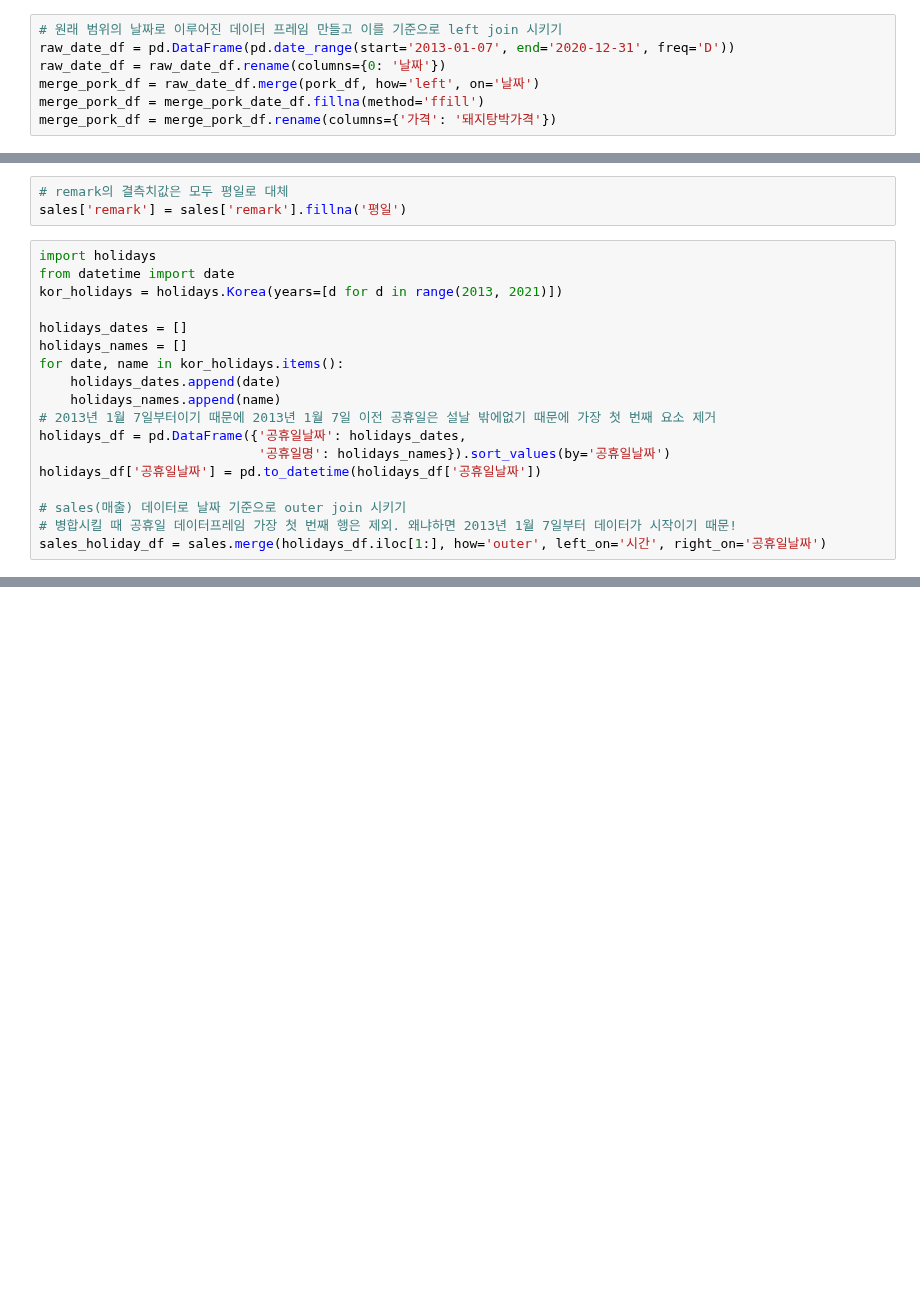
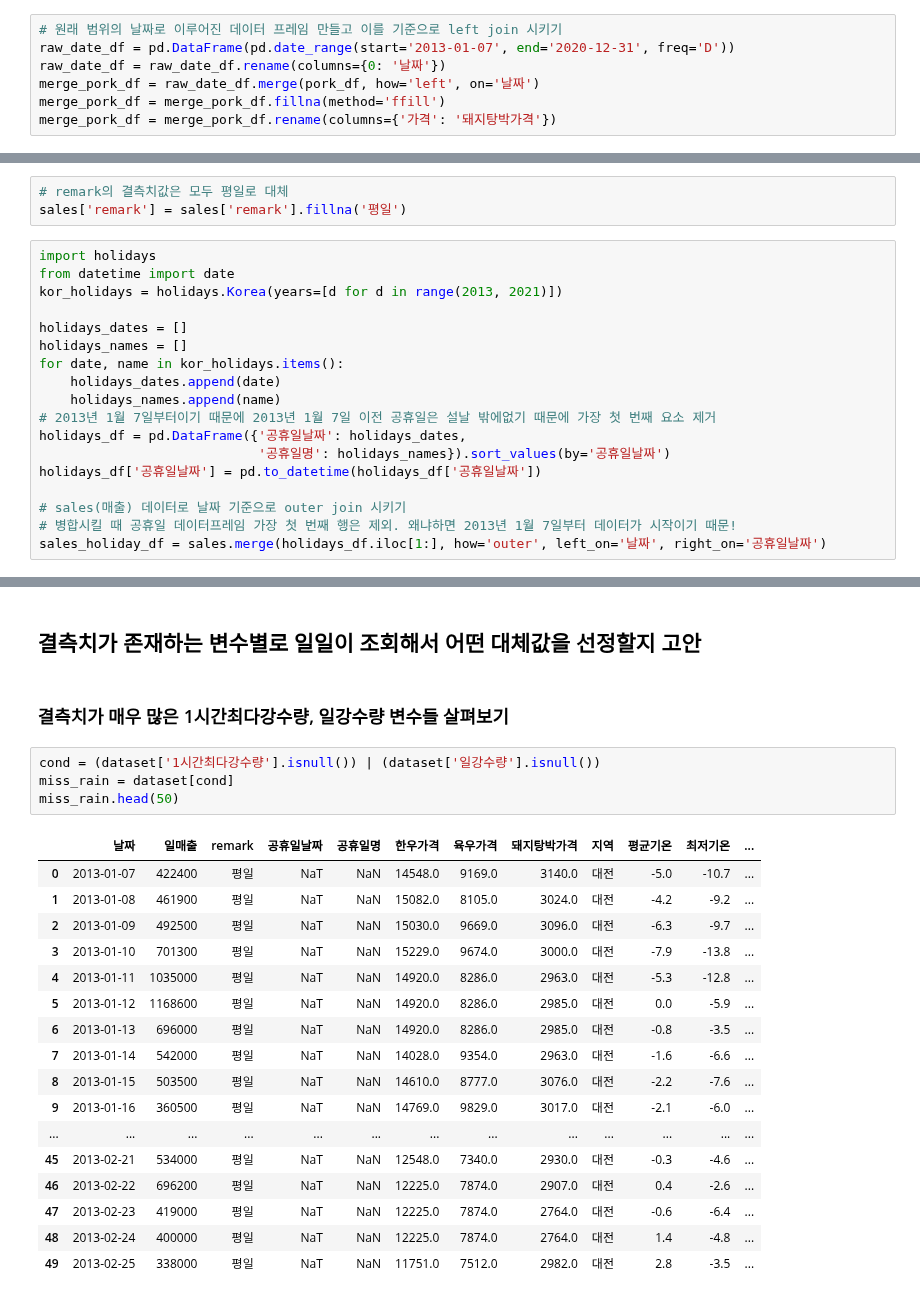
Before and after one commit to young-hun-jo/DataAnalysis, a Jupyter notebook: woochuri/analysis.ipynb, the cells around one changed output, grey strips where cells are left out. Drawn from its saved outputs; the diff is of its cells as text; blank space fills up the shorter version.

```diff
--- a/woochuri/analysis.ipynb
+++ b/woochuri/analysis.ipynb
@@ -154,7 +86,7 @@ pork_df = pork_df.drop_duplicates()
 raw_date_df = pd.DataFrame(pd.date_range(start='2013-01-07', end='2020-12-31', freq='D'))
 raw_date_df = raw_date_df.rename(columns={0: '날짜'})
 merge_pork_df = raw_date_df.merge(pork_df, how='left', on='날짜')
-merge_pork_df = merge_pork_date_df.fillna(method='ffill')
+merge_pork_df = merge_pork_df.fillna(method='ffill')
 merge_pork_df = merge_pork_df.rename(columns={'가격': '돼지탕박가격'})
 # %%
 print('소 가격 데이터 shape:', merge_beef_df.shape)
@@ -201,4 +133,4 @@ holidays_df['공휴일날짜'] = pd.to_datetime(holidays_df['공휴일날짜'])
 
 # sales(매출) 데이터로 날짜 기준으로 outer join 시키기
 # 병합시킬 때 공휴일 데이터프레임 가장 첫 번째 행은 제외. 왜냐하면 2013년 1월 7일부터 데이터가 시작이기 때문!
-sales_holiday_df = sales.merge(holidays_df.iloc[1:], how='outer', left_on='시간', right_on='공휴일날짜')
+sales_holiday_df = sales.merge(holidays_df.iloc[1:], how='outer', left_on='날짜', right_on='공휴일날짜')
@@ -225,0 +174,26 @@ sales_holiday_df.head(100)
+# %% [markdown]
+## 결측치가 존재하는 변수별로 일일이 조회해서 어떤 대체값을 선정할지 고안
+# %% [markdown]
+### 결측치가 매우 많은 1시간최다강수량, 일강수량 변수들 살펴보기
+# %%
+cond = (dataset['1시간최다강수량'].isnull()) | (dataset['일강수량'].isnull())
+miss_rain = dataset[cond]
+miss_rain.head(50)
+# %% [output]
+|  | 날짜 | 일매출 | remark | 공휴일날짜 | 공휴일명 | 한우가격 | 육우가격 | 돼지탕박가격 | 지역 | 평균기온 | 최저기온 | ... |
+| 0 | 2013-01-07 | 422400 | 평일 | NaT | NaN | 14548.0 | 9169.0 | 3140.0 | 대전 | -5.0 | -10.7 | ... |
+| 1 | 2013-01-08 | 461900 | 평일 | NaT | NaN | 15082.0 | 8105.0 | 3024.0 | 대전 | -4.2 | -9.2 | ... |
+| 2 | 2013-01-09 | 492500 | 평일 | NaT | NaN | 15030.0 | 9669.0 | 3096.0 | 대전 | -6.3 | -9.7 | ... |
+| 3 | 2013-01-10 | 701300 | 평일 | NaT | NaN | 15229.0 | 9674.0 | 3000.0 | 대전 | -7.9 | -13.8 | ... |
+| 4 | 2013-01-11 | 1035000 | 평일 | NaT | NaN | 14920.0 | 8286.0 | 2963.0 | 대전 | -5.3 | -12.8 | ... |
+| 5 | 2013-01-12 | 1168600 | 평일 | NaT | NaN | 14920.0 | 8286.0 | 2985.0 | 대전 | 0.0 | -5.9 | ... |
+| 6 | 2013-01-13 | 696000 | 평일 | NaT | NaN | 14920.0 | 8286.0 | 2985.0 | 대전 | -0.8 | -3.5 | ... |
+| 7 | 2013-01-14 | 542000 | 평일 | NaT | NaN | 14028.0 | 9354.0 | 2963.0 | 대전 | -1.6 | -6.6 | ... |
+| 8 | 2013-01-15 | 503500 | 평일 | NaT | NaN | 14610.0 | 8777.0 | 3076.0 | 대전 | -2.2 | -7.6 | ... |
+| 9 | 2013-01-16 | 360500 | 평일 | NaT | NaN | 14769.0 | 9829.0 | 3017.0 | 대전 | -2.1 | -6.0 | ... |
+| ... | ... | ... | ... | ... | ... | ... | ... | ... | ... | ... | ... | ... |
+| 45 | 2013-02-21 | 534000 | 평일 | NaT | NaN | 12548.0 | 7340.0 | 2930.0 | 대전 | -0.3 | -4.6 | ... |
+| 46 | 2013-02-22 | 696200 | 평일 | NaT | NaN | 12225.0 | 7874.0 | 2907.0 | 대전 | 0.4 | -2.6 | ... |
+| 47 | 2013-02-23 | 419000 | 평일 | NaT | NaN | 12225.0 | 7874.0 | 2764.0 | 대전 | -0.6 | -6.4 | ... |
+| 48 | 2013-02-24 | 400000 | 평일 | NaT | NaN | 12225.0 | 7874.0 | 2764.0 | 대전 | 1.4 | -4.8 | ... |
+| 49 | 2013-02-25 | 338000 | 평일 | NaT | NaN | 11751.0 | 7512.0 | 2982.0 | 대전 | 2.8 | -3.5 | ... |
```
Also changed, not shown: parts of 33 cells of this notebook.
